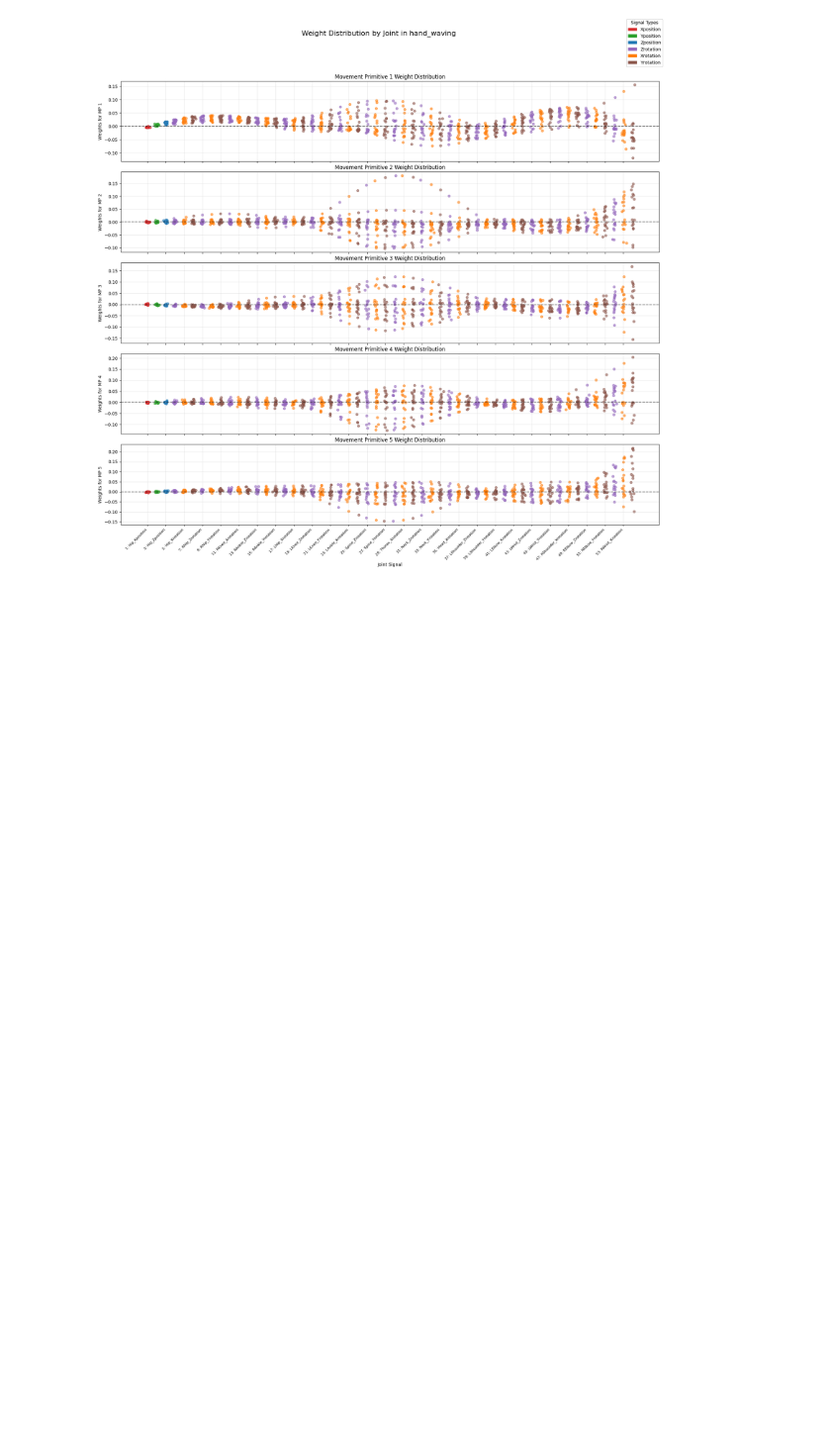
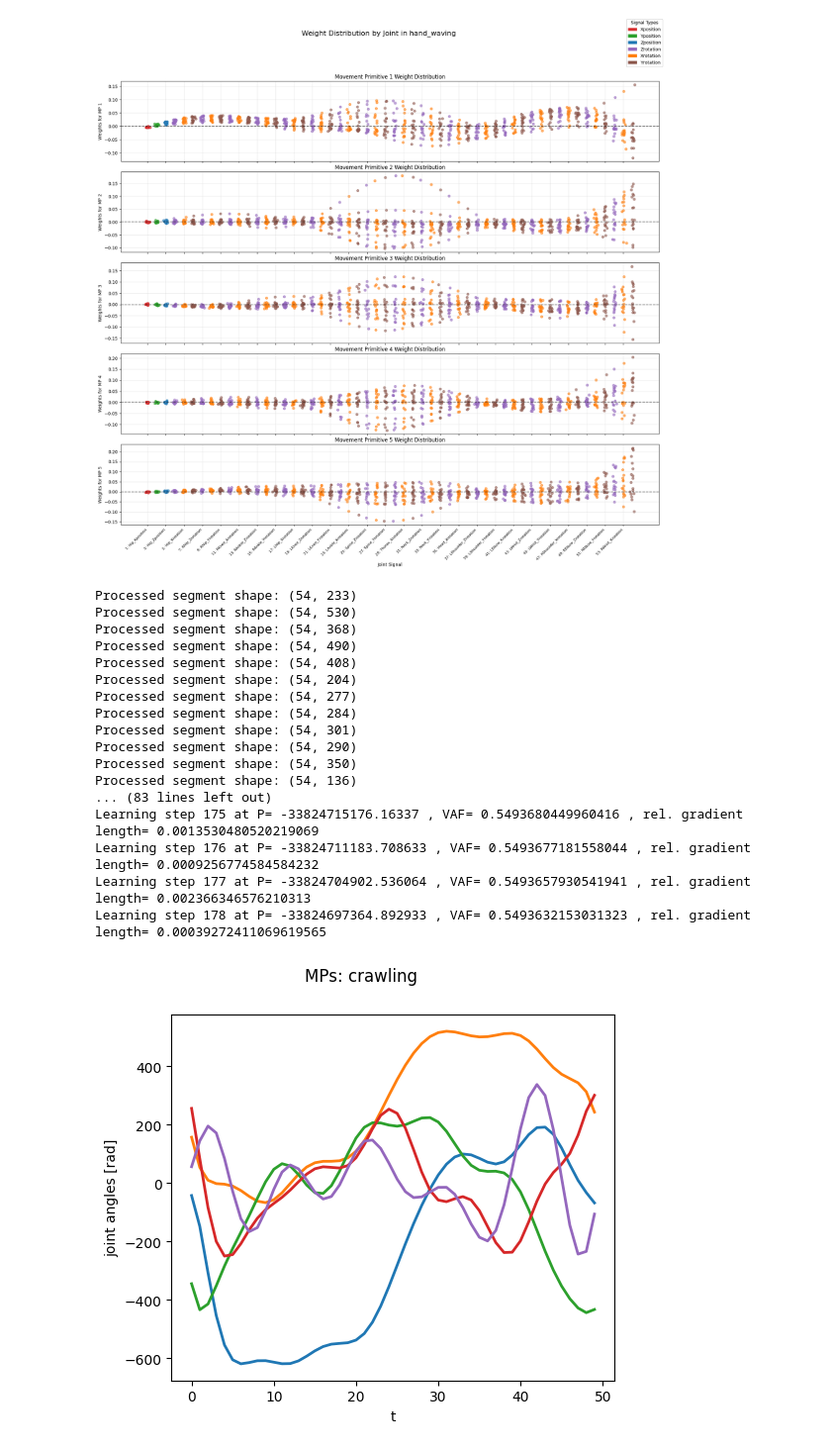
Before and after one commit to arefefarah/Movement_Recognition, a Jupyter notebook: movement_primitives/Code/TMP model/3_model_training.ipynb, the cells around one changed output. Shown at 99% size. Drawn from its saved outputs; the diff is of its cells as text; code cells hidden in the pictures; blank space fills up the shorter version.

```diff
--- a/movement_primitives/Code/TMP model/3_model_training.ipynb
+++ b/movement_primitives/Code/TMP model/3_model_training.ipynb
@@ -470,3 +478,27 @@ Learning step 198 at P= -3227005030.5007424 , VAF= 0.5644477348317286 , rel. gra
 Learning step 199 at P= -3226992693.7616944 , VAF= 0.5644485934329405 , rel. gradient length= 0.0037975814312541266
 [figure]
 [figure]
+# %%
+data_dir = "../../../data/MMpose/bvh_files/bvh_files_motion_5_crawling"
+motion_label = "crawling"
+model = train_model(data_dir, motion_label)
+plot_weights_by_joint(model, motion_label)
+# %% [output]
+Processed segment shape: (54, 233)
+Processed segment shape: (54, 530)
+Processed segment shape: (54, 368)
+Processed segment shape: (54, 490)
+Processed segment shape: (54, 408)
+Processed segment shape: (54, 204)
+Processed segment shape: (54, 277)
+Processed segment shape: (54, 284)
+Processed segment shape: (54, 301)
+Processed segment shape: (54, 290)
+Processed segment shape: (54, 350)
+Processed segment shape: (54, 136)
+... (83 lines left out)
+Learning step 175 at P= -33824715176.16337 , VAF= 0.5493680449960416 , rel. gradient length= 0.0013530480520219069
+Learning step 176 at P= -33824711183.708633 , VAF= 0.5493677181558044 , rel. gradient length= 0.0009256774584584232
+Learning step 177 at P= -33824704902.536064 , VAF= 0.5493657930541941 , rel. gradient length= 0.002366346576210313
+Learning step 178 at P= -33824697364.892933 , VAF= 0.5493632153031323 , rel. gradient length= 0.00039272411069619565
+[figure, added]
```
Also changed, not shown: parts of 4 cells of this notebook, 9 other files.
